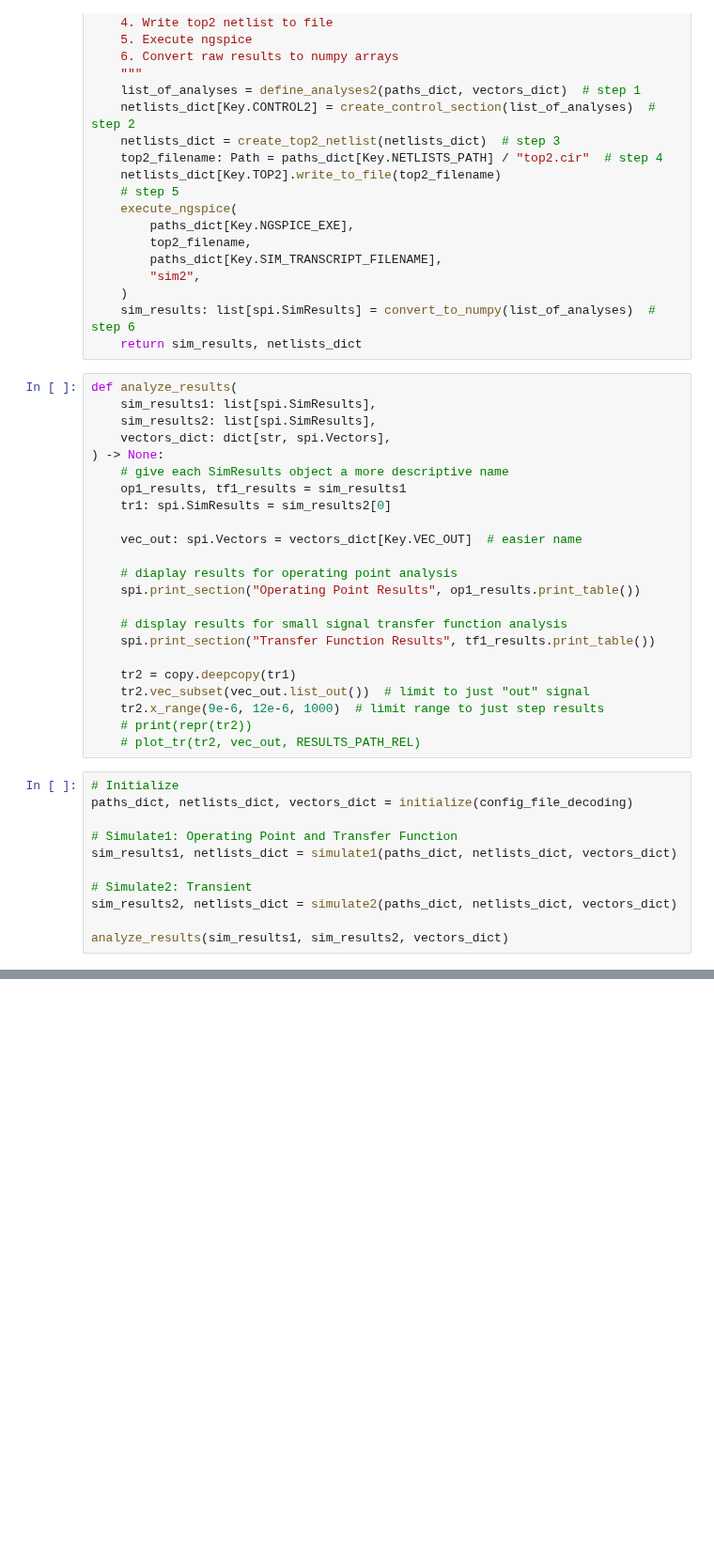
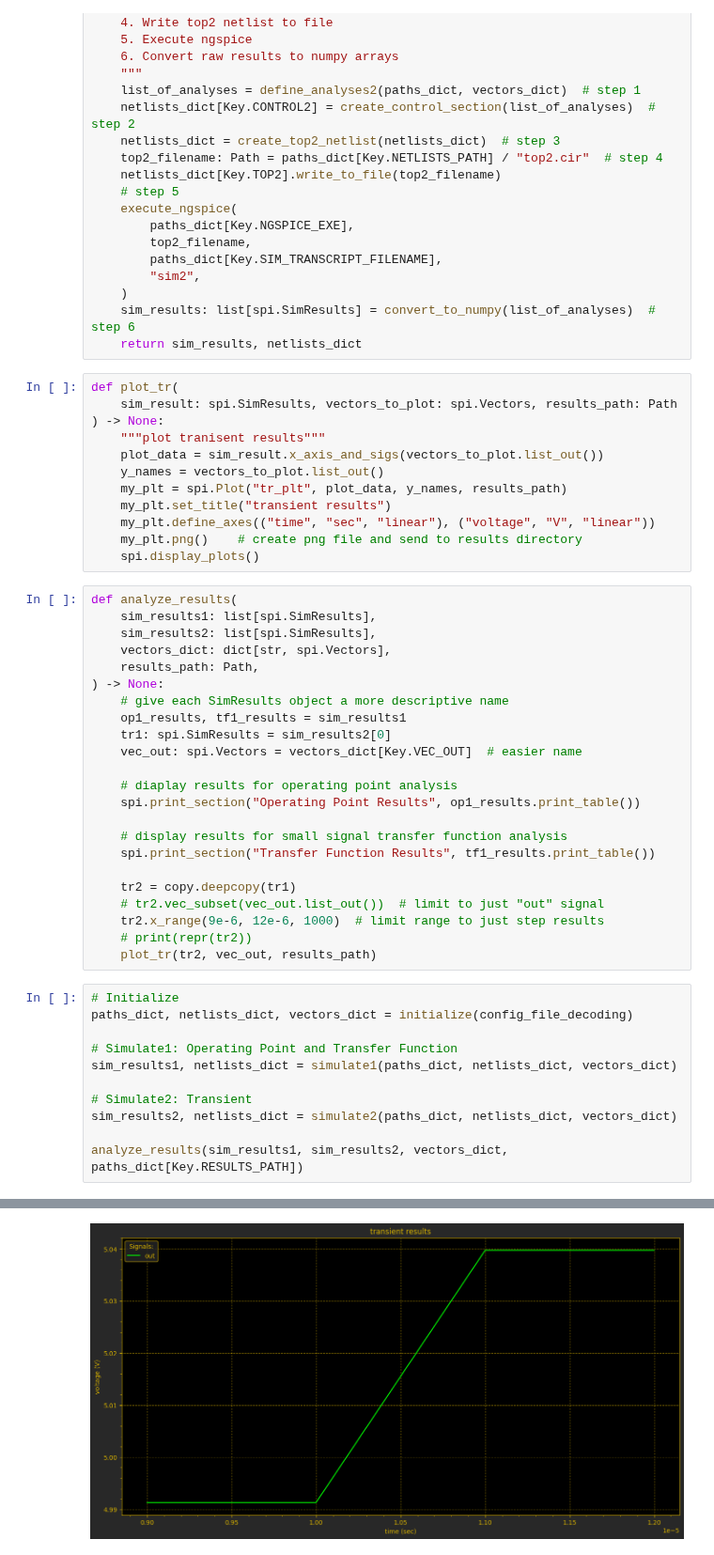
Before and after one commit to astorguy/sw_pwr_book_sim, a Jupyter notebook: python/sec_1_04_04_lin_reg.ipynb, the cells around one changed output, grey strips where cells are left out. Shown at 94% size. Saved outputs shown, nothing was run; the diff lists cells and outputs as text; blank space fills up the shorter version.

```diff
--- a/python/sec_1_04_04_lin_reg.ipynb
+++ b/python/sec_1_04_04_lin_reg.ipynb
@@ -388,16 +388,28 @@ def simulate2(
     )
     sim_results: list[spi.SimResults] = convert_to_numpy(list_of_analyses)  # step 6
     return sim_results, netlists_dict
+# %%
+def plot_tr(
+    sim_result: spi.SimResults, vectors_to_plot: spi.Vectors, results_path: Path
+) -> None:
+    """plot tranisent results"""
+    plot_data = sim_result.x_axis_and_sigs(vectors_to_plot.list_out())
+    y_names = vectors_to_plot.list_out()
+    my_plt = spi.Plot("tr_plt", plot_data, y_names, results_path)
+    my_plt.set_title("transient results")
+    my_plt.define_axes(("time", "sec", "linear"), ("voltage", "V", "linear"))
+    my_plt.png()    # create png file and send to results directory
+    spi.display_plots()
 # %%
 def analyze_results(
     sim_results1: list[spi.SimResults],
     sim_results2: list[spi.SimResults],
     vectors_dict: dict[str, spi.Vectors],
+    results_path: Path,
 ) -> None:
     # give each SimResults object a more descriptive name
     op1_results, tf1_results = sim_results1
     tr1: spi.SimResults = sim_results2[0]
-
     vec_out: spi.Vectors = vectors_dict[Key.VEC_OUT]  # easier name
 
     # diaplay results for operating point analysis
@@ -407,10 +419,10 @@ def analyze_results(
     spi.print_section("Transfer Function Results", tf1_results.print_table())
 
     tr2 = copy.deepcopy(tr1)
-    tr2.vec_subset(vec_out.list_out())  # limit to just "out" signal
+    # tr2.vec_subset(vec_out.list_out())  # limit to just "out" signal
     tr2.x_range(9e-6, 12e-6, 1000)  # limit range to just step results
     # print(repr(tr2))
-    # plot_tr(tr2, vec_out, RESULTS_PATH_REL)
+    plot_tr(tr2, vec_out, results_path)
 # %%
 # Initialize
 paths_dict, netlists_dict, vectors_dict = initialize(config_file_decoding)
@@ -421,7 +433,7 @@ sim_results1, netlists_dict = simulate1(paths_dict, netlists_dict, vectors_dict)
 # Simulate2: Transient
 sim_results2, netlists_dict = simulate2(paths_dict, netlists_dict, vectors_dict)
 
-analyze_results(sim_results1, sim_results2, vectors_dict)
+analyze_results(sim_results1, sim_results2, vectors_dict, paths_dict[Key.RESULTS_PATH])
 # %% [output]
 --- Operating Point Results ---
 b.x3.b1#branch  -0.100076
@@ -439,4 +451,5 @@ out              4.991317
 transfer_function            9.979641e-05
 output_impedance_at_v(out)   0.001995928
 vin#input_impedance          1e+20
 ---------------------------------
+[figure, added]
```
Also changed, not shown: parts of 1 cell of this notebook, 5 other files.
